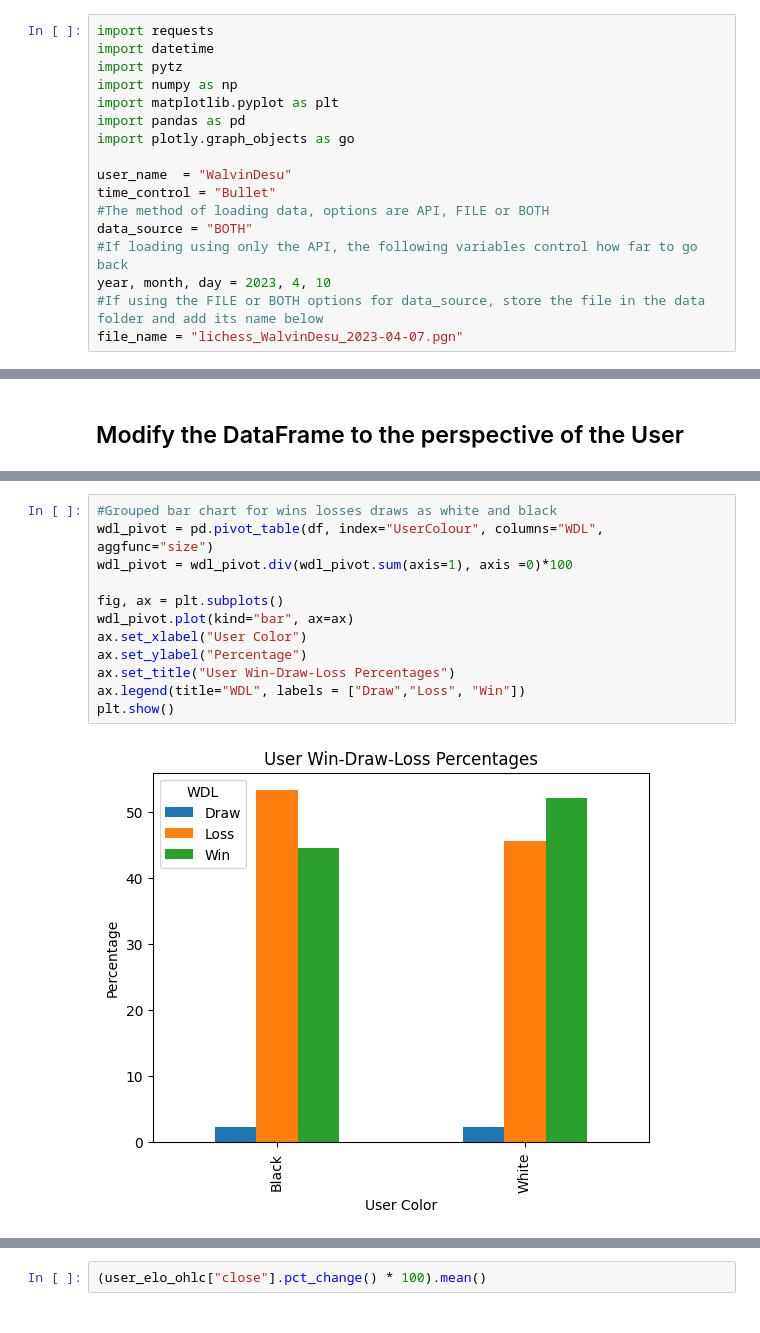
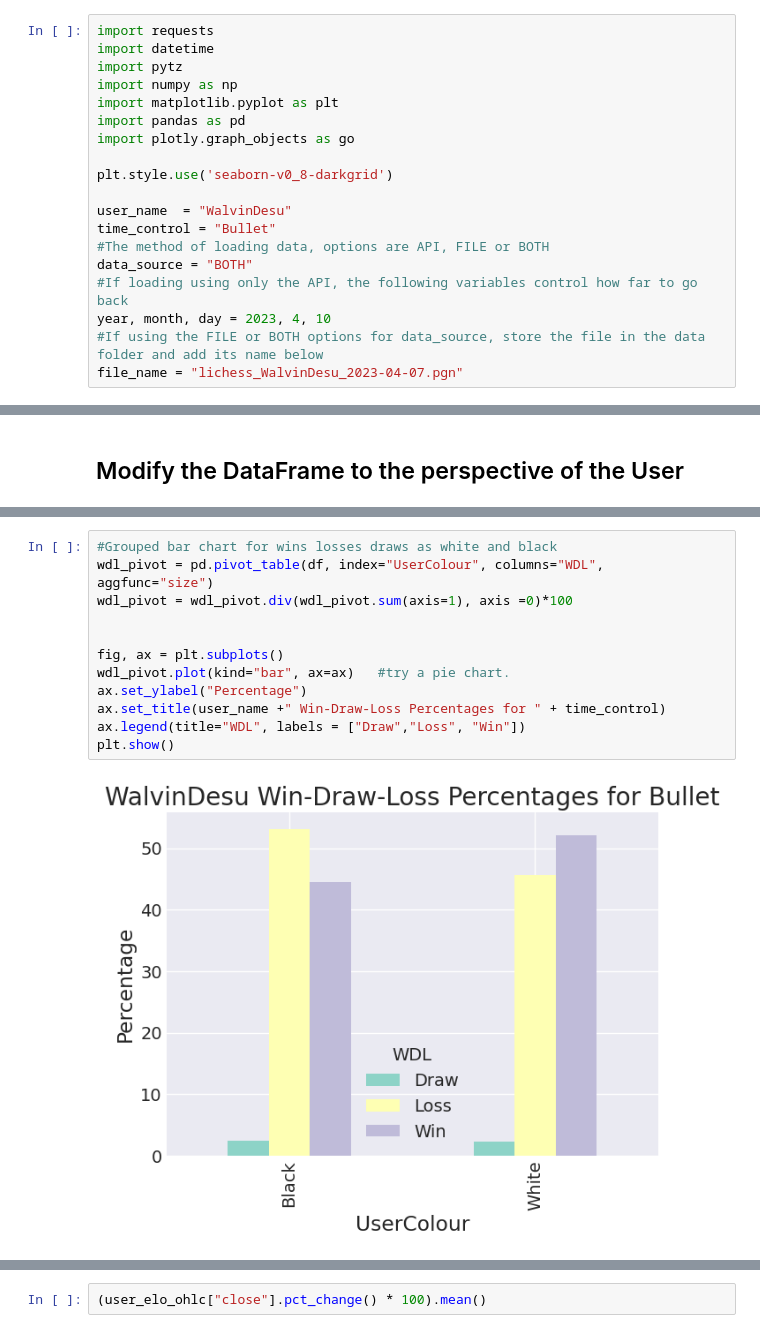
Before and after one commit to CWhitehead97/ChessTrading, a Jupyter notebook: notebooks/ChessQuant.ipynb, the cells around one changed output, grey strips where cells are left out. Saved outputs shown, nothing was run; the diff lists cells and outputs as text.

Commit message:
Analysis of User Activity

```diff
--- a/notebooks/ChessQuant.ipynb
+++ b/notebooks/ChessQuant.ipynb
@@ -7,6 +7,8 @@ import matplotlib.pyplot as plt
 import pandas as pd
 import plotly.graph_objects as go
 
+plt.style.use('seaborn-v0_8-darkgrid')
+
 user_name  = "WalvinDesu"
 time_control = "Bullet"
 #The method of loading data, options are API, FILE or BOTH
@@ -115,14 +177,14 @@ memory usage: 1.3+ MB
 # %%
 #Grouped bar chart for wins losses draws as white and black
 wdl_pivot = pd.pivot_table(df, index="UserColour", columns="WDL", aggfunc="size")
 wdl_pivot = wdl_pivot.div(wdl_pivot.sum(axis=1), axis =0)*100
 
+
 fig, ax = plt.subplots()
-wdl_pivot.plot(kind="bar", ax=ax)
-ax.set_xlabel("User Color")
+wdl_pivot.plot(kind="bar", ax=ax)   #try a pie chart.
 ax.set_ylabel("Percentage")
-ax.set_title("User Win-Draw-Loss Percentages")
+ax.set_title(user_name +" Win-Draw-Loss Percentages for " + time_control)
 ax.legend(title="WDL", labels = ["Draw","Loss", "Win"])
 plt.show()
 # %% [output]
-[figure, old version]
+[figure, new version]
```
Also changed, not shown: parts of 10 cells of this notebook.
